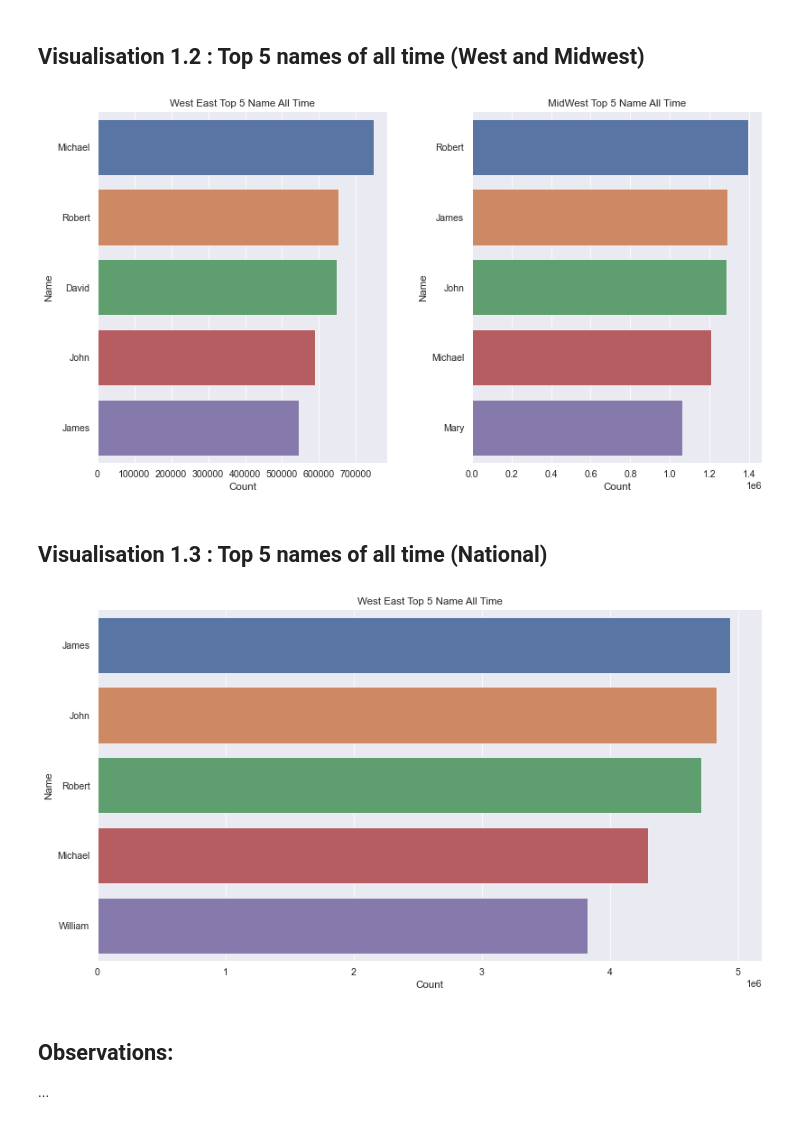
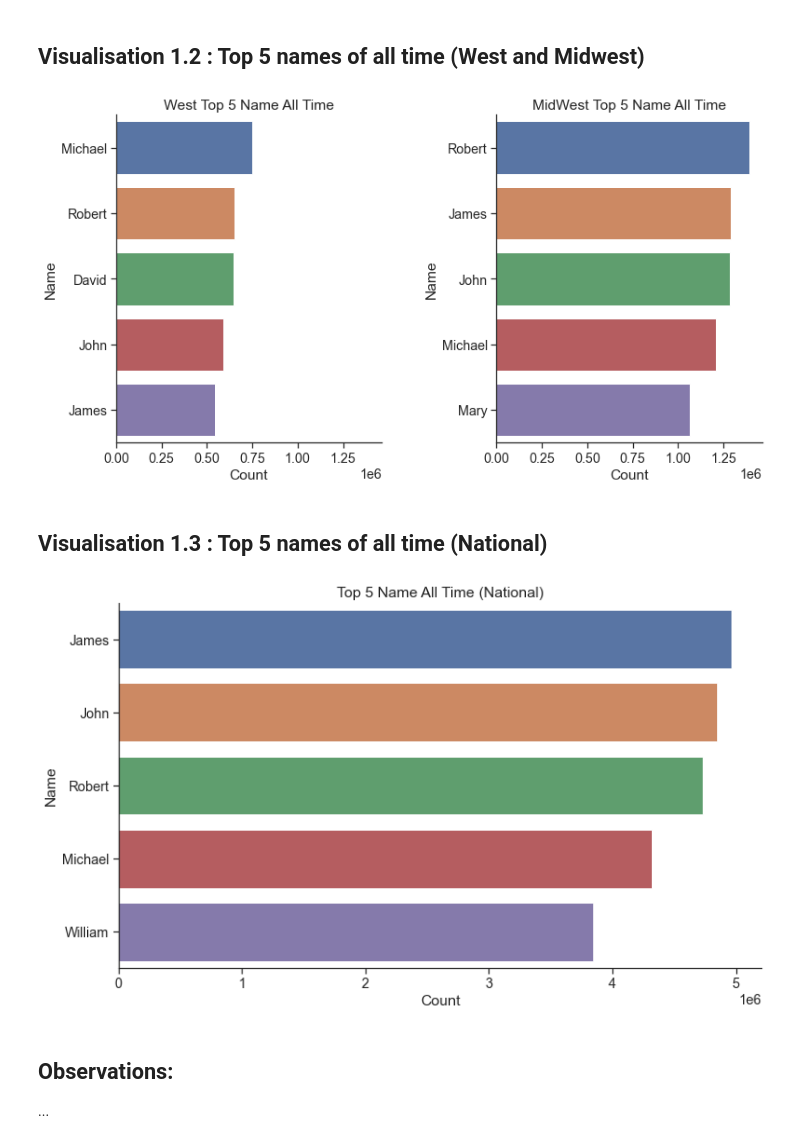
Before and after one commit to data301-2020-winter2/course-project-group_1039, a Jupyter notebook: analysis/submitted/analysis.ipynb, the cells around one changed output. Drawn from its saved outputs; the diff is of its cells as text; code cells hidden in the pictures.

Commit message:
edit plots and data retrival method

```diff
--- a/analysis/submitted/analysis.ipynb
+++ b/analysis/submitted/analysis.ipynb
@@ -77,12 +77,12 @@ w_df
 ## Method to get all time top 5 name by gender (national)
 # %%
 # Sorting top names by gender
-top_names = national_df.sort_values(ascending=False,by=['Count'])
-top_male = national_df.loc[national_df['Gender'] == 'M'].sort_values(ascending=False, by=['Count'])
-top_female = national_df.loc[national_df['Gender'] == 'F'].sort_values(ascending=False,by=['Count'])
+top_male = national_df.loc[national_df['Gender'] == 'M']
+top_female = national_df.loc[national_df['Gender'] == 'F']
 
-# Grouping to remove duplicates and saving top 5 to a new dataframe
-top_5_names = top_names.groupby(['Name','Gender'],as_index=False).agg(sum).sort_values(ascending=False, by=['Count']).head()
-top_5_male = top_male.groupby(['Name','Gender'],as_index=False).agg(sum).sort_values(ascending=False, by=['Count']).head()
-top_5_female = top_female.groupby(['Name','Gender'],as_index=False).agg(sum).sort_values(ascending=False, by=['Count']).head()
-top_5_names
+# Grouping and saving top 5 to a new dataframe
+def get_top5_national(data):
+    return data.groupby('Name',as_index=False).agg(sum).sort_values(ascending=False, by=['Count']).head().reset_index(drop=True)
+top_5_names = get_top5_national(national_df)
+top_5_male = get_top5_national(top_male)
+top_5_female = get_top5_national(top_female)
@@ -570,10 +449,10 @@ merged_df_f
 ## Visualisation 1.1 : Top 5 names of all time (North and South)
 # %%
 # Check similarity between 2 regions
-sns.set_theme(context="paper", style="darkgrid",  font_scale=1.2, )
+sns.set_theme(context="notebook", style="ticks",  font_scale=1.3)
 
 
-fig, ax = plt.subplots(nrows=1, ncols=2, figsize=(12,7))
+fig, ax = plt.subplots(nrows=1, ncols=2, figsize=(12,7),sharex=True)
 # North graph
 north = sns.barplot(y="Name",
             x="Count",
@@ -601,10 +480,8 @@ plt.show()
 ## Visualisation 1.2 : Top 5 names of all time (West and Midwest)
 # %%
 # Check similarity between 2 regions
-sns.set_theme(context="paper", style="darkgrid",  font_scale=1.2, )
-
-
-fig, ax = plt.subplots(nrows=1, ncols=2, figsize=(12,7))
+sns.set_theme(context="notebook", style="ticks",  font_scale=1.3)
+fig, ax = plt.subplots(nrows=1, ncols=2, figsize=(12,7),sharex=True)
 # North graph
 north = sns.barplot(y="Name",
             x="Count",
@@ -612,7 +489,7 @@ north = sns.barplot(y="Name",
             order=top5_w["Name"],
             ax=ax[0]
             )
-north.set_title("West East Top 5 Name All Time")
+north.set_title("West Top 5 Name All Time")
 
 # South graph
 south = sns.barplot(y="Name",
@@ -627,27 +504,27 @@ sns.despine()
 fig.tight_layout(pad=3.0)
 plt.show()
 # %% [output]
-[figure, old version]
+[figure, new version]
 # %% [markdown]
 ## Visualisation 1.3 : Top 5 names of all time (National)
 # %%
 # Check similarity between 2 regions
-sns.set_theme(context="paper", style="darkgrid",  font_scale=1.2, )
-fig, ax = plt.subplots(nrows=1, ncols=1, figsize=(12,7))
+# Check similarity between 2 regions
+sns.set_theme(context="notebook", style="ticks",  font_scale=1.3)
+fig, _ = plt.subplots(nrows=1, ncols=1, figsize=(12,7))
 # North graph
 north = sns.barplot(y="Name",
             x="Count",
             data=top_5_names,
             order=top_5_names["Name"]
             )
 north.set_title("Top 5 Name All Time (National)")
 
 # Show plot
 sns.despine()
-fig.tight_layout(pad=3.0)
 plt.show()
 # %% [output]
-[figure, old version]
+[figure, new version]
 # %% [markdown]
 ## Observations:
 ...
```
Also changed, not shown: parts of 39 cells of this notebook.
